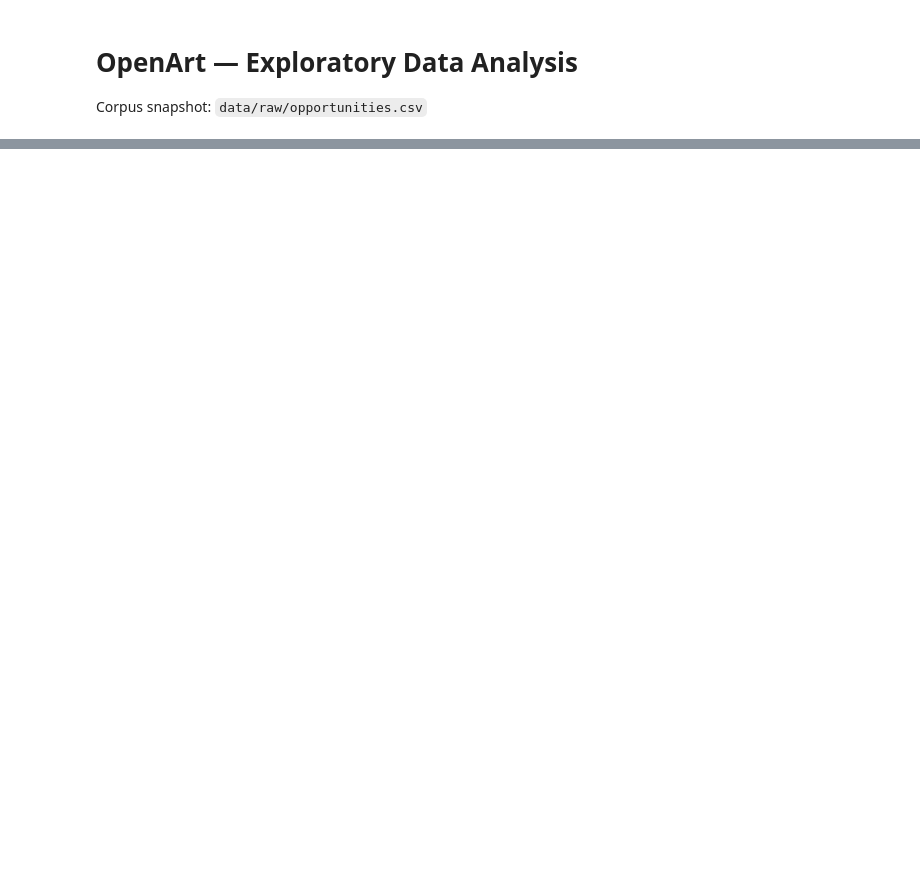
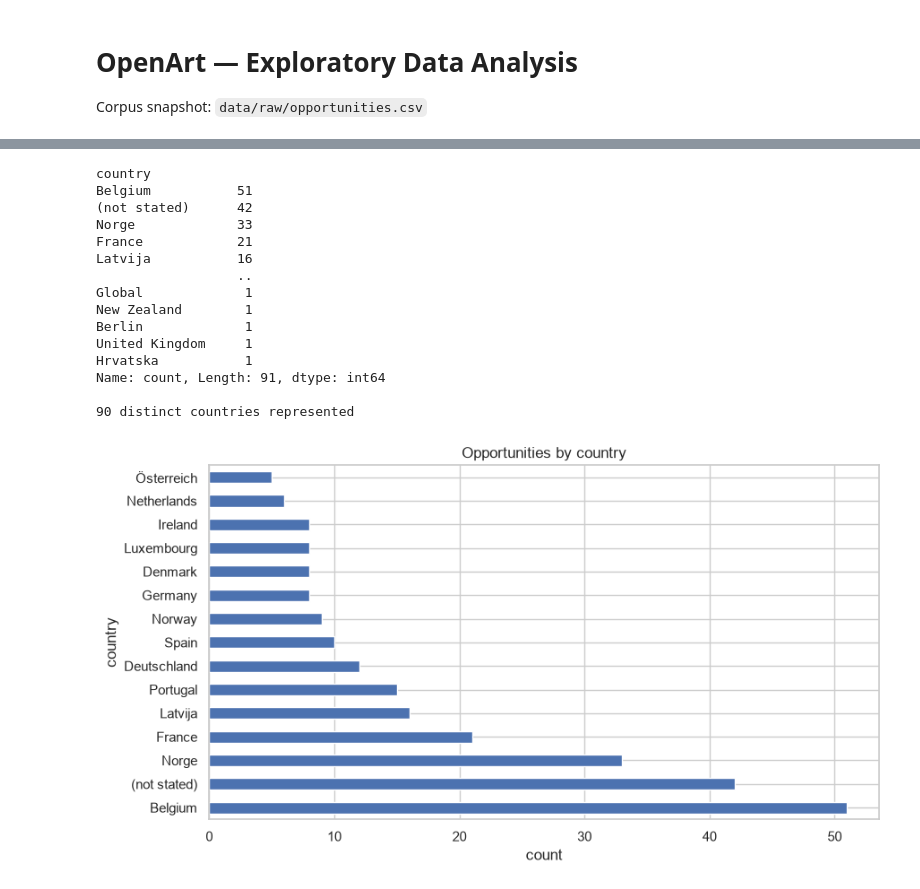
Before and after one commit to Lucaisok/open_art, a Jupyter notebook: notebooks/eda.ipynb, the cells around one changed output, grey strips where cells are left out. Saved outputs shown, nothing was run; the diff lists cells and outputs as text; code cells hidden in the pictures; blank space fills up the shorter version.

```diff
--- a/notebooks/eda.ipynb
+++ b/notebooks/eda.ipynb
@@ -71,0 +99,26 @@ df.head()
+# %%
+country_counts = df["country"].fillna("(not stated)").value_counts()
+print(country_counts)
+print(f"\n{df['country'].nunique()} distinct countries represented")
+
+country_counts.head(15).plot(kind="barh", title="Opportunities by country")
+plt.xlabel("count")
+plt.tight_layout()
+plt.show()
+# %% [output]
+country
+Belgium           51
+(not stated)      42
+Norge             33
+France            21
+Latvija           16
+                  ..
+Global             1
+New Zealand        1
+Berlin             1
+United Kingdom     1
+Hrvatska           1
+Name: count, Length: 91, dtype: int64
+
+90 distinct countries represented
+[figure, added]
```
Also changed, not shown: parts of 11 cells of this notebook, 3 other files.
